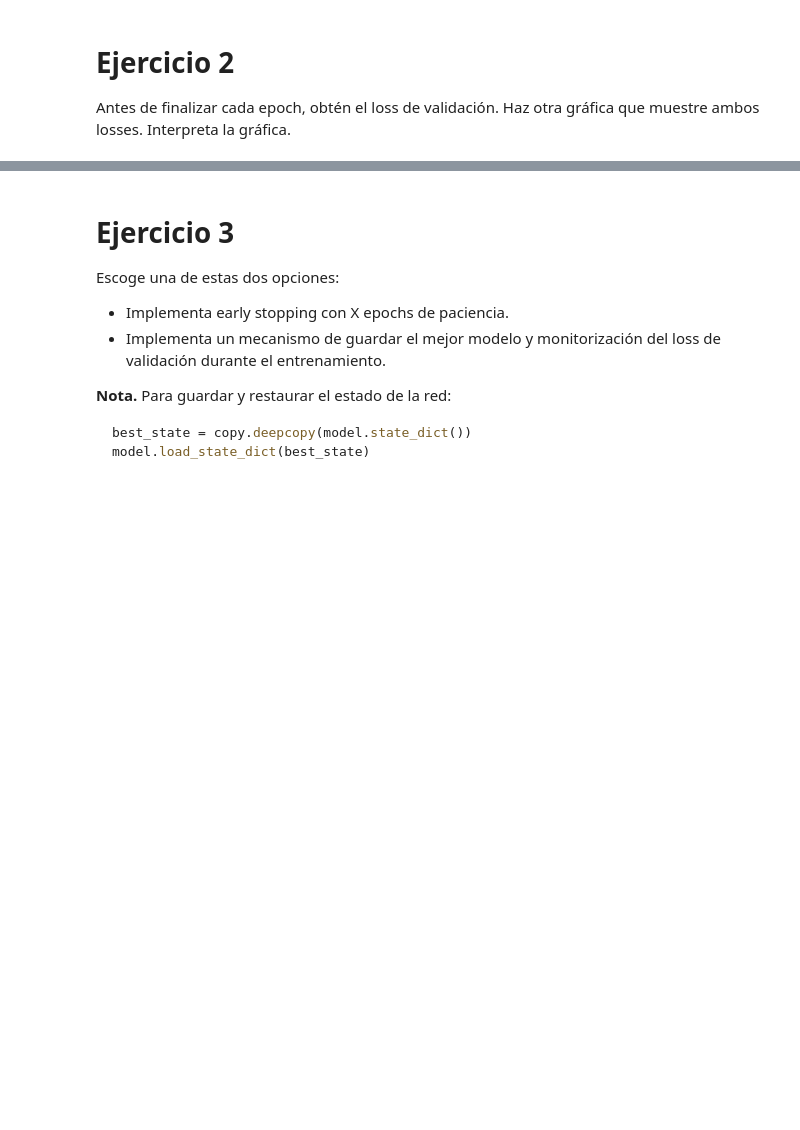
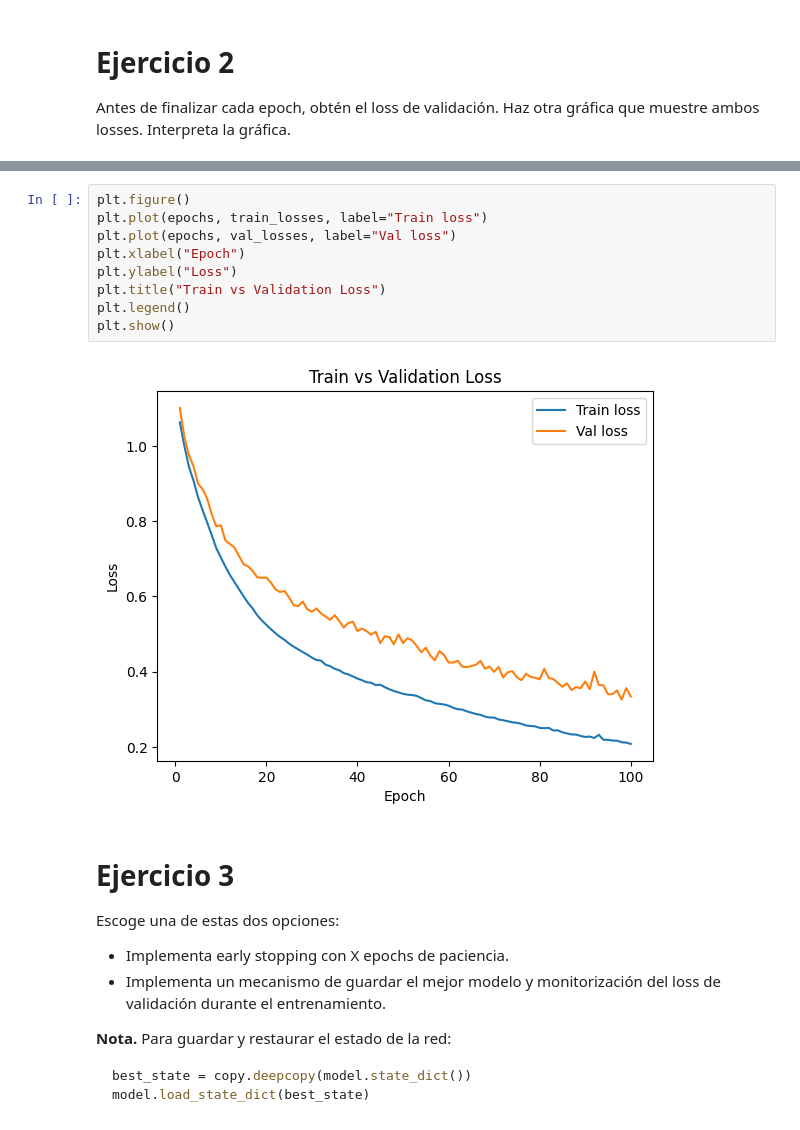
Before and after one commit to lidia1900/Curso-IA-Cartagena, a Jupyter notebook: dia1/3_regularizacion.ipynb, the cells around one changed output, grey strips where cells are left out. Saved outputs shown, nothing was run; the diff lists cells and outputs as text; blank space fills up the shorter version.

```diff
--- a/dia1/3_regularizacion.ipynb
+++ b/dia1/3_regularizacion.ipynb
@@ -59,3 +254,14 @@ Antes de finalizar cada epoch, obtén el loss de validación. Haz otra gráfica
+# %%
+plt.figure()
+plt.plot(epochs, train_losses, label="Train loss")
+plt.plot(epochs, val_losses, label="Val loss")
+plt.xlabel("Epoch")
+plt.ylabel("Loss")
+plt.title("Train vs Validation Loss")
+plt.legend()
+plt.show()
+# %% [output]
+[figure, added]
 # %% [markdown]
 # Ejercicio 3
 
```
Also changed, not shown: parts of 7 cells of this notebook.
